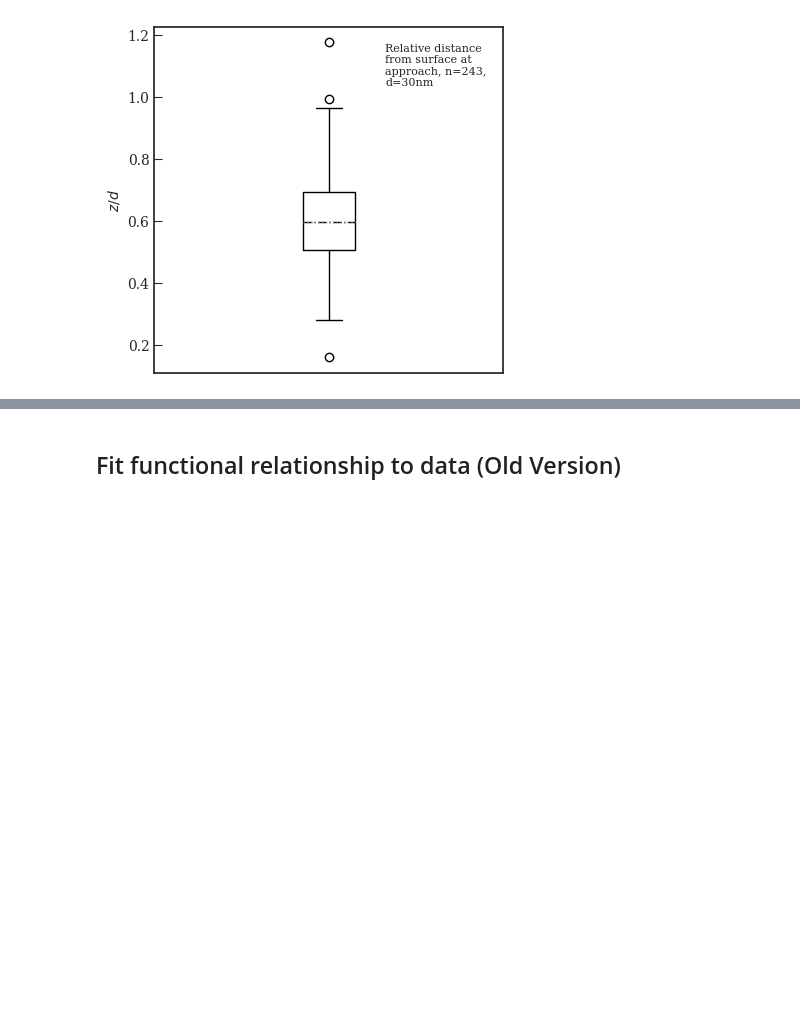
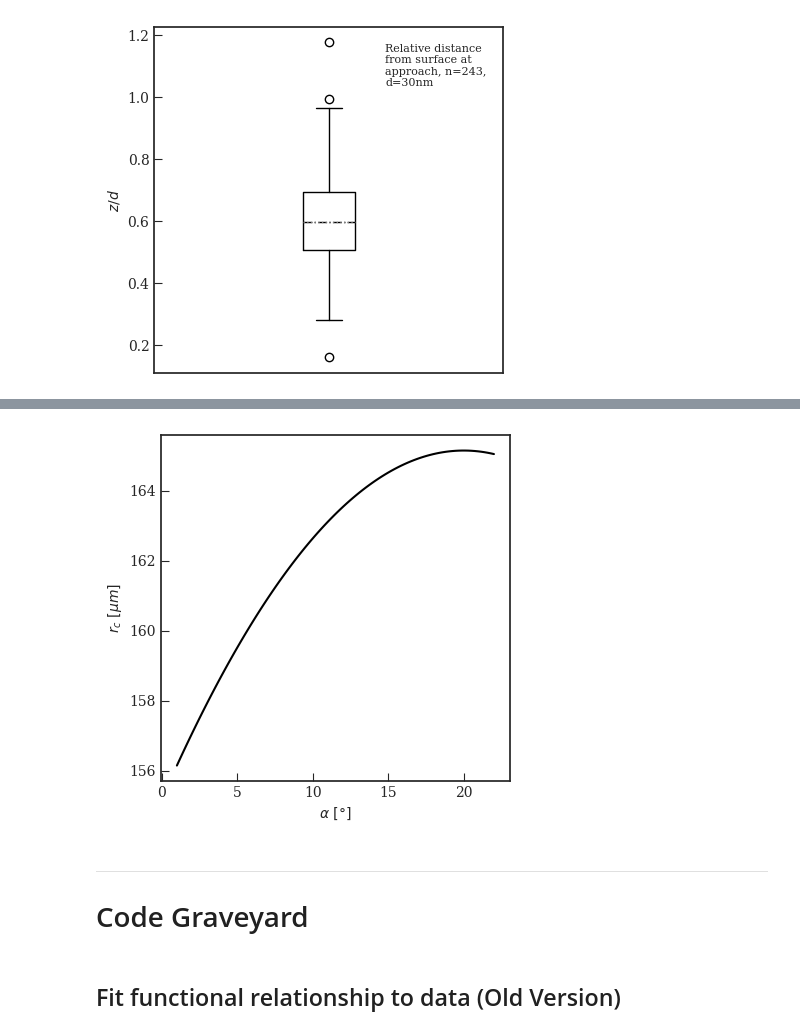
Before and after one commit to martinholub/sicm, a Jupyter notebook: notebooks/model.ipynb, the cells around one changed output, grey strips where cells are left out. Cells and saved outputs as stored; diff of their text form; code cells hidden in the pictures; blank space fills up the shorter version.

```diff
--- a/notebooks/model.ipynb
+++ b/notebooks/model.ipynb
@@ -245,3 +275,13 @@ The text.latex.unicode rcparam was deprecated in Matplotlib 2.2 and will be remo
+# %%
+ca = CapillaryAction(medium, pipette)
+alpha_span = np.linspace(1, 22, 100)
+rc_span = ca._calculate_constriction(alpha_span)
+ca.plot(alpha_span, rc_span*1e6, r"$\alpha\ [\degree]$", r"$r_c\ [\mu m]$",)
+# %% [output]
+[figure, added]
+# %% [markdown]
+-------------
+# Code Graveyard
 # %% [markdown]
 ## Fit functional relationship to data (Old Version)
 # %%
```
Also changed, not shown: parts of 5 cells of this notebook, 1 other file.
